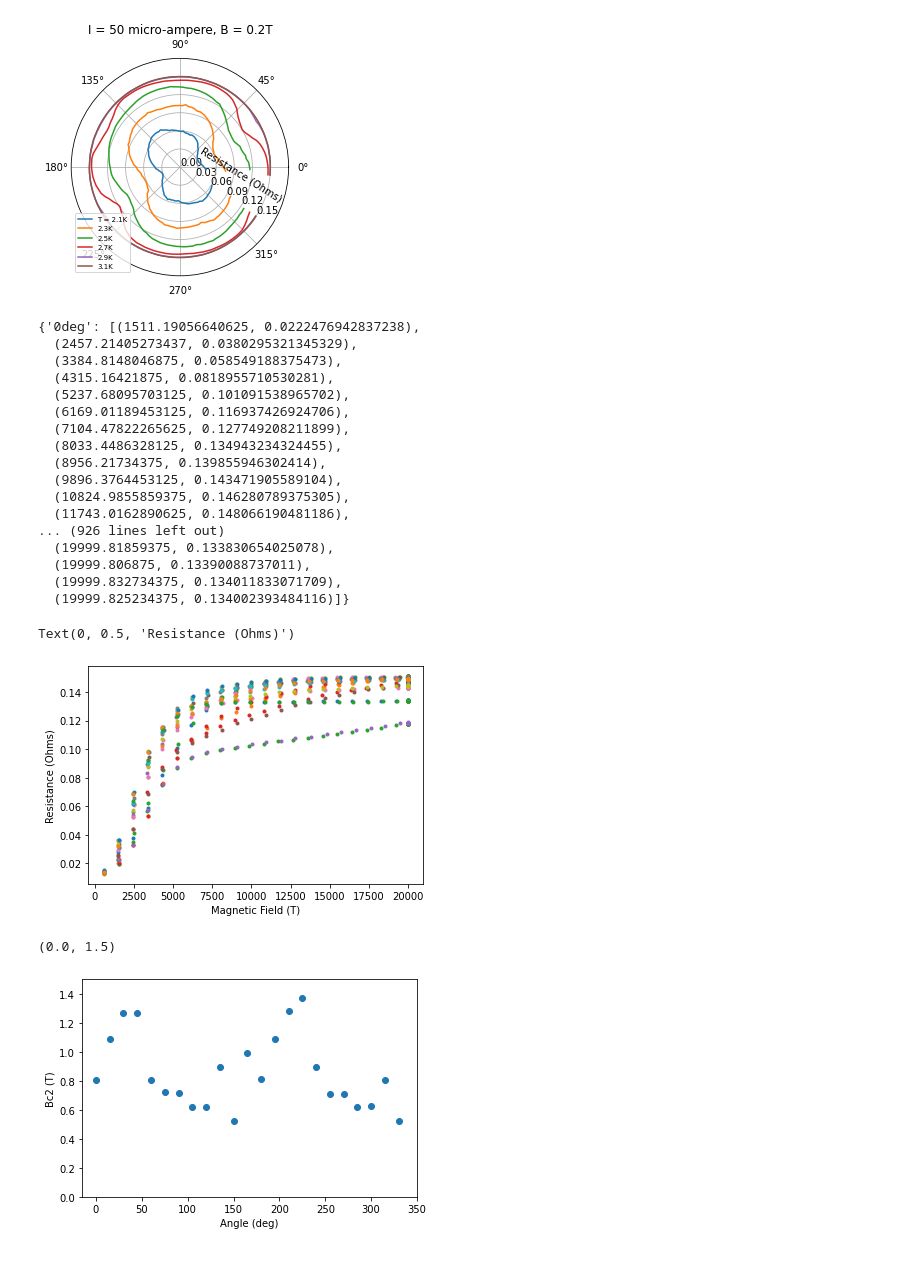
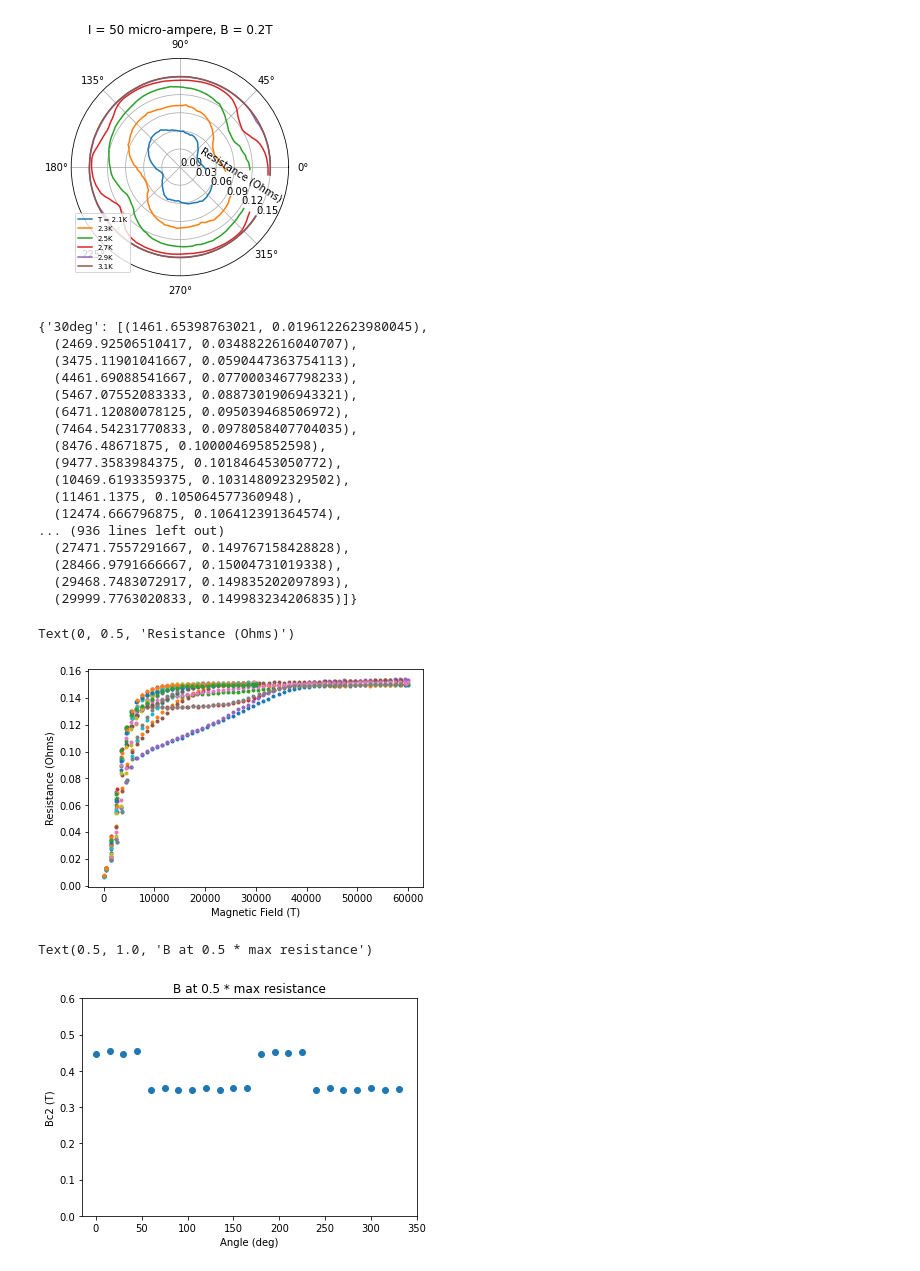
Before and after one commit to DerkNiessink/research-practicum, a Jupyter notebook: research.ipynb, the cells around one changed output. Drawn from its saved outputs; the diff is of its cells as text; code cells hidden in the pictures.

```diff
--- a/research.ipynb
+++ b/research.ipynb
@@ -164,9 +164,10 @@ ax.grid(True)
 # %% [output]
 [figure]
 # %%
-df = pd.read_csv("export_0T_2T_angle_0_330deg_2K.dat")
+#df = pd.read_csv("export_0T_2T_angle_0_330deg_2K.dat")
+df = pd.read_csv("EXPORT_field _0T_6T_angle_0_330deg_2K.dat")
 
-angles = [angle for angle in np.arange(0, 346, 15)]
+angles = [30, 45, 90, 150, 210, 225, 270, 330, 0, 15, 60, 75, 105, 120, 135, 165, 180, 195, 240, 255, 285, 300, 315, 345]
 positions = {}
 
 for angle in angles:
@@ -174,40 +175,40 @@ for angle in angles:
 
 position_data = df["Sample Position (degrees)"].values.tolist()
 
-
 i = 0
 j = 0
 for position in position_data:
     j +=1
     if j >= len(position_data):
         break
-    if angles[i] <= position <= angles[i+1] and positions["{0}deg".format(angles[i])] == None:
+    if abs(position - angles[i+1]) < 1:
+        i += 1
+    if abs(angles[i] - position) <= 0.1 and positions["{0}deg".format(angles[i])] == None:
         positions["{0}deg".format(angles[i])] = []
 
     positions["{0}deg".format(angles[i])].append((df["Magnetic Field (Oe)"][j], df["Bridge 1 Resistance (Ohms)"][j]))
-    if position >= angles[i+1]:
-        i += 1
+
 
 positions.pop('345deg', None)
 positions
 # %% [output]
-{'0deg': [(1511.19056640625, 0.0222476942837238),
-  (2457.21405273437, 0.0380295321345329),
-  (3384.8148046875, 0.058549188375473),
-  (4315.16421875, 0.0818955710530281),
-  (5237.68095703125, 0.101091538965702),
-  (6169.01189453125, 0.116937426924706),
-  (7104.47822265625, 0.127749208211899),
-  (8033.4486328125, 0.134943234324455),
-  (8956.21734375, 0.139855946302414),
-  (9896.3764453125, 0.143471905589104),
-  (10824.9855859375, 0.146280789375305),
-  (11743.0162890625, 0.148066190481186),
-... (926 lines left out)
-  (19999.81859375, 0.133830654025078),
-  (19999.806875, 0.13390088737011),
-  (19999.832734375, 0.134011833071709),
-  (19999.825234375, 0.134002393484116)]}
+{'30deg': [(1461.65398763021, 0.0196122623980045),
+  (2469.92506510417, 0.0348822616040707),
+  (3475.11901041667, 0.0590447363754113),
+  (4461.69088541667, 0.0770003467798233),
+  (5467.07552083333, 0.0887301906943321),
+  (6471.12080078125, 0.095039468506972),
+  (7464.54231770833, 0.0978058407704035),
+  (8476.48671875, 0.100004695852598),
+  (9477.3583984375, 0.101846453050772),
+  (10469.6193359375, 0.103148092329502),
+  (11461.1375, 0.105064577360948),
+  (12474.666796875, 0.106412391364574),
+... (936 lines left out)
+  (27471.7557291667, 0.149767158428828),
+  (28466.9791666667, 0.15004731019338),
+  (29468.7483072917, 0.149835202097893),
+  (29999.7763020833, 0.149983234206835)]}
 # %%
 import matplotlib.pyplot as plt
 
@@ -226,34 +227,44 @@ plt.xlabel("Magnetic Field (T)")
 plt.ylabel("Resistance (Ohms)")
 # %% [output]
 Text(0, 0.5, 'Resistance (Ohms)')
-[figure, old version]
+[figure, new version]
 # %%
 bc2s =[]
 angles_bc2 =[]
 
 for angle in positions:
+
+    # Half of the lists are reversed.
+    if positions[angle][0][0] > 10000:
+        L = list(reversed(positions[angle]))
+    else:
+        L = positions[angle]
+
     maximum = max(positions[angle])
-    for item in positions[angle]:
+    for item in L:
+        # Take the first point with a resistance greater than 0.5* maximum
+        if item[1] > 0.5 * maximum[1]:
+            bc2s.append(item[0]/ 10000)
 
-        if item[1] > 0.9 * maximum[1]:
-            bc2s.append(item[0]/ 10000)
+            # Convert angle strings into integers.
             if len(angle) == 4:
                 angle_int = int(angle[0])
             if len(angle) == 5:
                 angle_int = int(angle[0:2])
             if len(angle) == 6:
                 angle_int = int(angle[0:3])
             angles_bc2.append(angle_int)
             break
 
 plt.plot(angles_bc2, bc2s, "o")
 plt.xlabel("Angle (deg)")
 plt.ylabel("Bc2 (T)")
 plt.xlim(-15, 350)
-plt.ylim(0, 1.5)
+plt.ylim(0,0.6)
+plt.title("B at 0.5 * max resistance")
 # %% [output]
-(0.0, 1.5)
+Text(0.5, 1.0, 'B at 0.5 * max resistance')
-[figure, old version]
+[figure, new version]
 # %%
 import numpy as np
 
```
Also changed, not shown: parts of 3 cells of this notebook, 1 other file.
